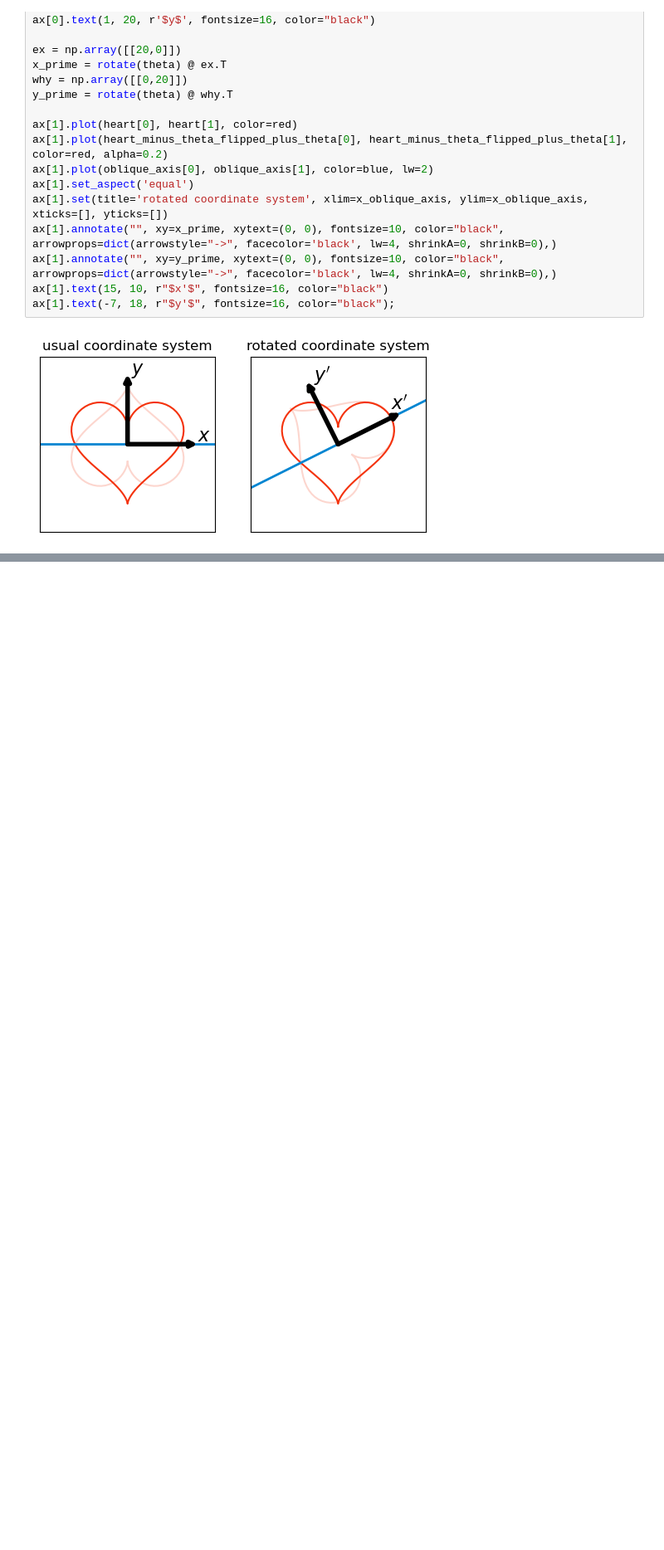
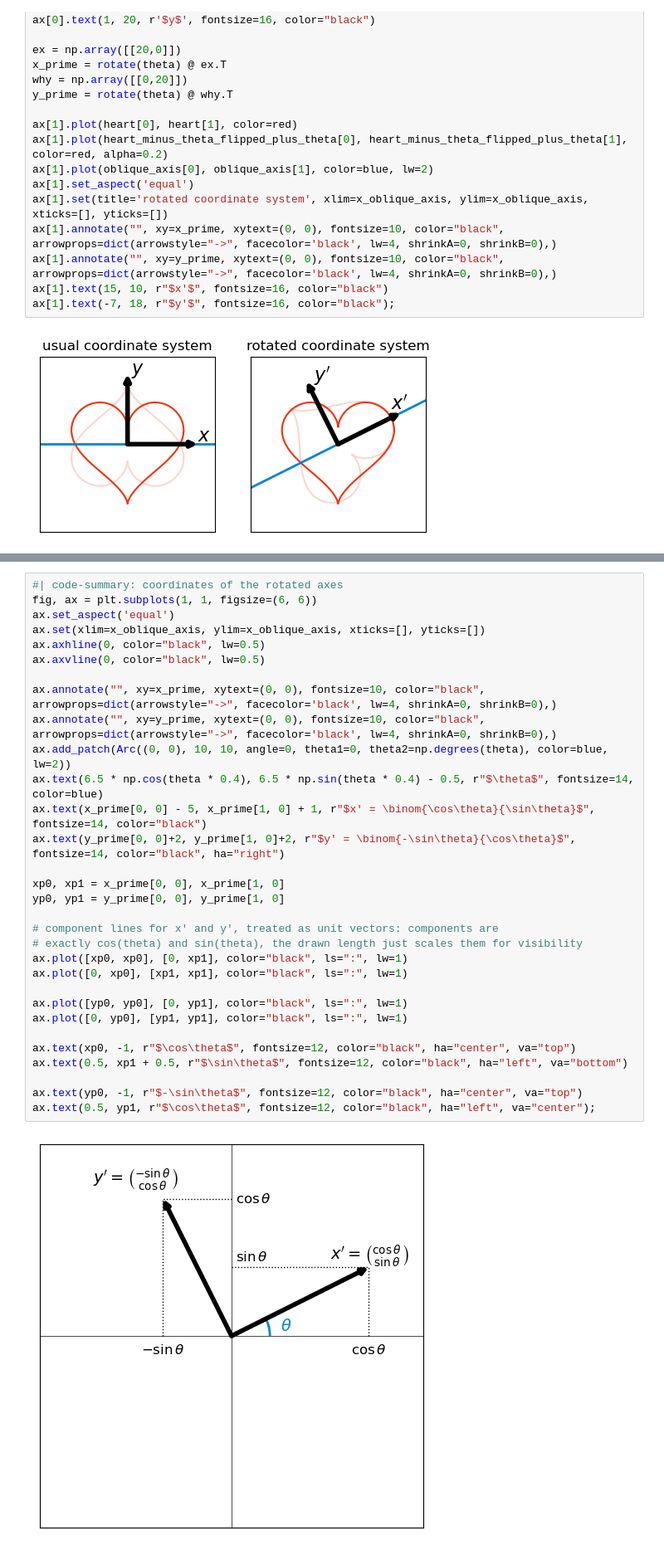
Before and after one commit to yairmau/double-cover, a Jupyter notebook: math_fundamentals/conjugation.ipynb, the cells around one changed output, grey strips where cells are left out. Shown at 83% size. Cells and saved outputs as stored; diff of their text form; blank space fills up the shorter version.

```diff
--- a/math_fundamentals/conjugation.ipynb
+++ b/math_fundamentals/conjugation.ipynb
@@ -369 +385,34 @@ ax[1].text(-7, 18, r"$y'$", fontsize=16, color="black");
+# %%
+#| code-summary: coordinates of the rotated axes
+fig, ax = plt.subplots(1, 1, figsize=(6, 6))
+ax.set_aspect('equal')
+ax.set(xlim=x_oblique_axis, ylim=x_oblique_axis, xticks=[], yticks=[])
+ax.axhline(0, color="black", lw=0.5)
+ax.axvline(0, color="black", lw=0.5)
+
+ax.annotate("", xy=x_prime, xytext=(0, 0), fontsize=10, color="black", arrowprops=dict(arrowstyle="->", facecolor='black', lw=4, shrinkA=0, shrinkB=0),)
+ax.annotate("", xy=y_prime, xytext=(0, 0), fontsize=10, color="black", arrowprops=dict(arrowstyle="->", facecolor='black', lw=4, shrinkA=0, shrinkB=0),)
+ax.add_patch(Arc((0, 0), 10, 10, angle=0, theta1=0, theta2=np.degrees(theta), color=blue, lw=2))
+ax.text(6.5 * np.cos(theta * 0.4), 6.5 * np.sin(theta * 0.4) - 0.5, r"$\theta$", fontsize=14, color=blue)
+ax.text(x_prime[0, 0] - 5, x_prime[1, 0] + 1, r"$x' = \binom{\cos\theta}{\sin\theta}$", fontsize=14, color="black")
+ax.text(y_prime[0, 0]+2, y_prime[1, 0]+2, r"$y' = \binom{-\sin\theta}{\cos\theta}$", fontsize=14, color="black", ha="right")
+
+xp0, xp1 = x_prime[0, 0], x_prime[1, 0]
+yp0, yp1 = y_prime[0, 0], y_prime[1, 0]
+
+# component lines for x' and y', treated as unit vectors: components are
+# exactly cos(theta) and sin(theta), the drawn length just scales them for visibility
+ax.plot([xp0, xp0], [0, xp1], color="black", ls=":", lw=1)
+ax.plot([0, xp0], [xp1, xp1], color="black", ls=":", lw=1)
+
+ax.plot([yp0, yp0], [0, yp1], color="black", ls=":", lw=1)
+ax.plot([0, yp0], [yp1, yp1], color="black", ls=":", lw=1)
+
+ax.text(xp0, -1, r"$\cos\theta$", fontsize=12, color="black", ha="center", va="top")
+ax.text(0.5, xp1 + 0.5, r"$\sin\theta$", fontsize=12, color="black", ha="left", va="bottom")
+
+ax.text(yp0, -1, r"$-\sin\theta$", fontsize=12, color="black", ha="center", va="top")
+ax.text(0.5, yp1, r"$\cos\theta$", fontsize=12, color="black", ha="left", va="center");
+# %% [output]
+[figure, added]
 # %% [markdown]
```
Also changed, not shown: parts of 4 cells of this notebook, 5 other files.
